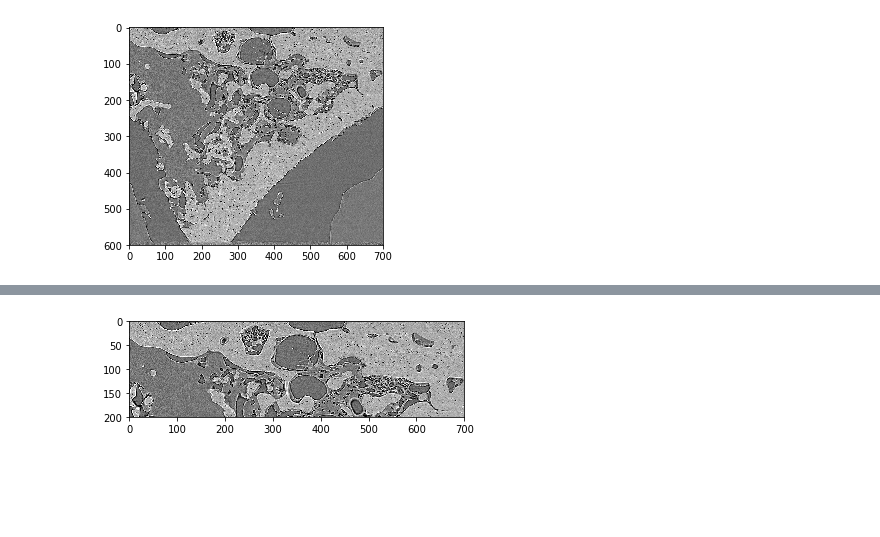
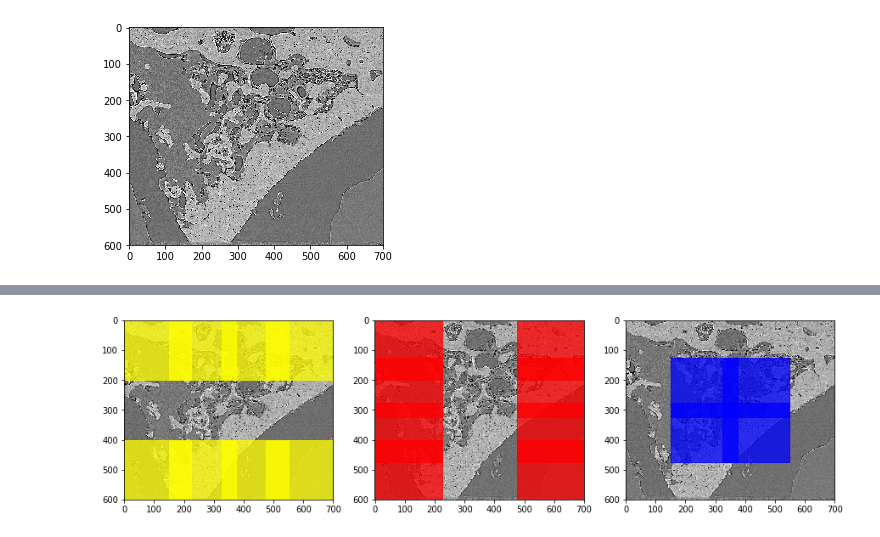
Before and after one commit to axruff/volume-splitter, a Jupyter notebook: volume-splitter.ipynb, the cells around one changed output, grey strips where cells are left out. Drawn from its saved outputs; the diff is of its cells as text; code cells hidden in the pictures; blank space fills up the shorter version.

```diff
--- a/volume-splitter.ipynb
+++ b/volume-splitter.ipynb
@@ -61,11 +71,11 @@ plt.show()
 # %%
-xdim = 1
+xdim = 4
 ydim = 4
 zdim = 2
 
 block_dim = (xdim,ydim,zdim)
 
-ext = 50
+ext = 25
 
 n_frames = 10
 
@@ -73,18 +83,76 @@ bx = int(images.shape[2] / block_dim[0])
 by = int(images.shape[1] / block_dim[1])
 bz = int(images.shape[0] / n_frames / block_dim[2])
 
+size_z = int(images.shape[0] / n_frames)
+
 print('Blocks:', block_dim)
 print('Block sizes:', (bx, by, bz))
 
+#ax = plt.subplot(111)
+
+
+fig = plt.figure(1)
+fig.set_size_inches(15, 5, forward=True)
+
+gs = gridspec.GridSpec(1, 3)
+
+ax0 = plt.subplot(gs[0,0])
+ax0.imshow(images[0], cmap='gray')
+
+ax1 = plt.subplot(gs[0,1])
+ax1.imshow(images[0], cmap='gray')
+
+ax2 = plt.subplot(gs[0,2])
+ax2.imshow(images[0], cmap='gray')
+
+debug_mode = True
+
 print('Voxels per block (M):', bx*by*bz / (1000*1000))
-#for frame in range(n_frames):
 
-for i in range(ydim):
-    for j in range(xdim):
+#for n in range(2):
+for n in range(n_frames):
 
-        im = images[0,
-                    i*by-ext*(1 if i>0 else 0):(i+1)*by+ext*(1 if i<xdim else 0),
-                    j*bx:(j+1)*bx]
-        plt.imshow(im, cmap='gray')
-        plt.show()
+    print('Processing time frame:', n)
+
+    for k in range(zdim):
+        for i in range(ydim):
+            for j in range(xdim):
+
+                z1 = n*size_z + k*bz-ext*(0 if k==0 else 1 if k<zdim-1 else 2)
+                z2 = n*size_z + (k+1)*bz+ext*(0 if k==zdim-1 else 1 if k>0 else 2)
+
+                y1 = i*by-ext*(0 if i==0 else 1 if i<ydim-1 else 2)
+                y2 = (i+1)*by+ext*(0 if i==ydim-1 else 1 if i>0 else 2)
+
+                x1 = j*bx-ext*(0 if j==0 else 1 if j<xdim-1 else 2)
+                x2 = (j+1)*bx+ext*(0 if j==xdim-1 else 1 if j>0 else 2)
+
+                im = images[z1:z2,y1:y2,x1:x2]
+
+                if debug_mode and n==0: # show only for the first z-frame
+                    if i>0 and i < ydim-1 and j >0 and j < xdim-1: # Inner patches
+                        c = 'blue'
+                        rect1 = patches.Rectangle((x1, y1),bx+2*ext,by+2*ext,linewidth=1,edgecolor=c,facecolor=c, alpha=0.5)
+                        ax2.add_patch(rect1)
+
+                    if j == 0 or j == xdim-1: # Left and right
+                        c = 'red' # left and right
+                        rect1 = patches.Rectangle((x1, y1),bx+2*ext,by+2*ext,linewidth=1,edgecolor=c,facecolor=c, alpha=0.5)
+                        ax1.add_patch(rect1)
+
+                    if i == 0 or i == ydim-1: # Upper and bottom
+                        c = 'yellow'
+                        rect1 = patches.Rectangle((x1, y1),bx+2*ext,by+2*ext,linewidth=1,edgecolor=c,facecolor=c, alpha=0.5)
+                        ax0.add_patch(rect1)
+
+                #im.tofile(out_path + out_prefix + 'ext-{6:d}-index-{0:d}-{1:d}-{2:d}_slice-{3:d}-{4:d}-{5:d}-time{7:02d}.raw'.format(j,i, k, bx+2*ext, by+2*ext, bz+2*ext, ext, n))
+
+                #rect1 = patches.Rectangle((x1, y1),bx+2*ext,by+2*ext,linewidth=1,edgecolor=c,facecolor=c, alpha=0.5)
+                #ax.add_patch(rect1)
+
+                #plt.imshow(im[0], cmap='gray')
+                #plt.show()
+plt.show()
+
+print('Finished')
 # %% [output]
@@ -95 +172 @@ Voxels per block (M): 26.25
-[figure, old version]
+[figure, new version]
```
Also changed, not shown: parts of 7 cells of this notebook.
